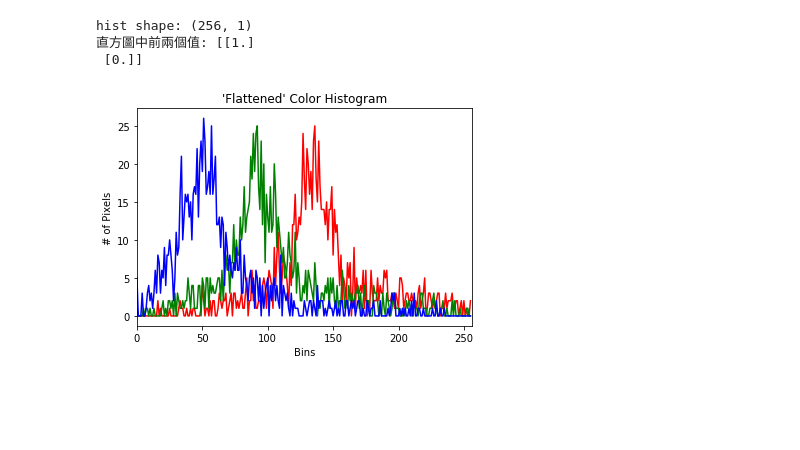
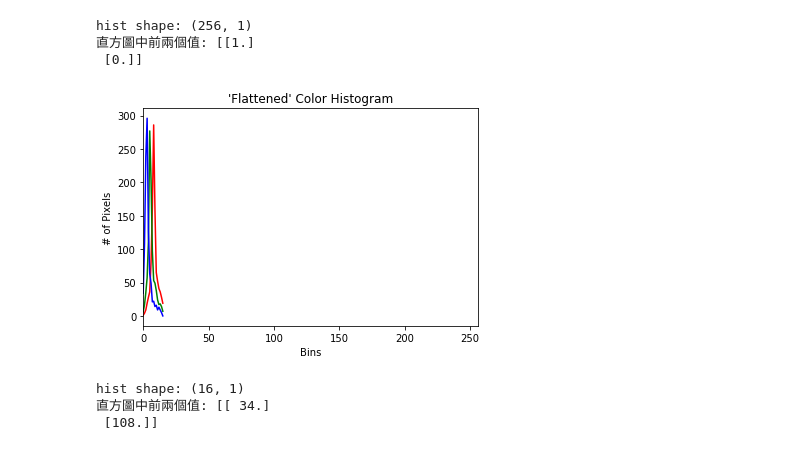
Before and after one commit to argonmist/3rd-ML100Days, a Jupyter notebook: homework/Day_90_color_histogram_HW.ipynb, the cells around one changed output. Drawn from its saved outputs; the diff is of its cells as text; code cells hidden in the pictures; blank space fills up the shorter version.

```diff
--- a/homework/Day_90_color_histogram_HW.ipynb
+++ b/homework/Day_90_color_histogram_HW.ipynb
@@ -56,19 +56,25 @@ hist shape: (256, 1)
 # %%
 chans = cv2.split(image) # 把圖像的 3 個 channel 切分出來
 colors = ("r", "g", "b")
 plt.figure()
 plt.title("'Flattened' Color Histogram")
 plt.xlabel("Bins")
 plt.ylabel("# of Pixels")
 
 # 對於所有 channel
 for (chan, color) in zip(chans, colors):
     # 計算該 channel 的直方圖
-    hist = cv2.calcHist([chan], [0], None, [256], [0, 256])
+    hist = cv2.calcHist([chan], [0], None, [16], [0, 256])
 
     # 畫出該 channel 的直方圖
     plt.plot(hist, color = color)
     plt.xlim([0, 256])
 plt.show()
 # %% [output]
-[figure, old version]
+[figure, new version]
+# %%
+print("hist shape:", hist.shape, "\n直方圖中前兩個值:", hist[:2])
+# %% [output]
+hist shape: (16, 1)
+直方圖中前兩個值: [[ 34.]
+ [108.]]
```
